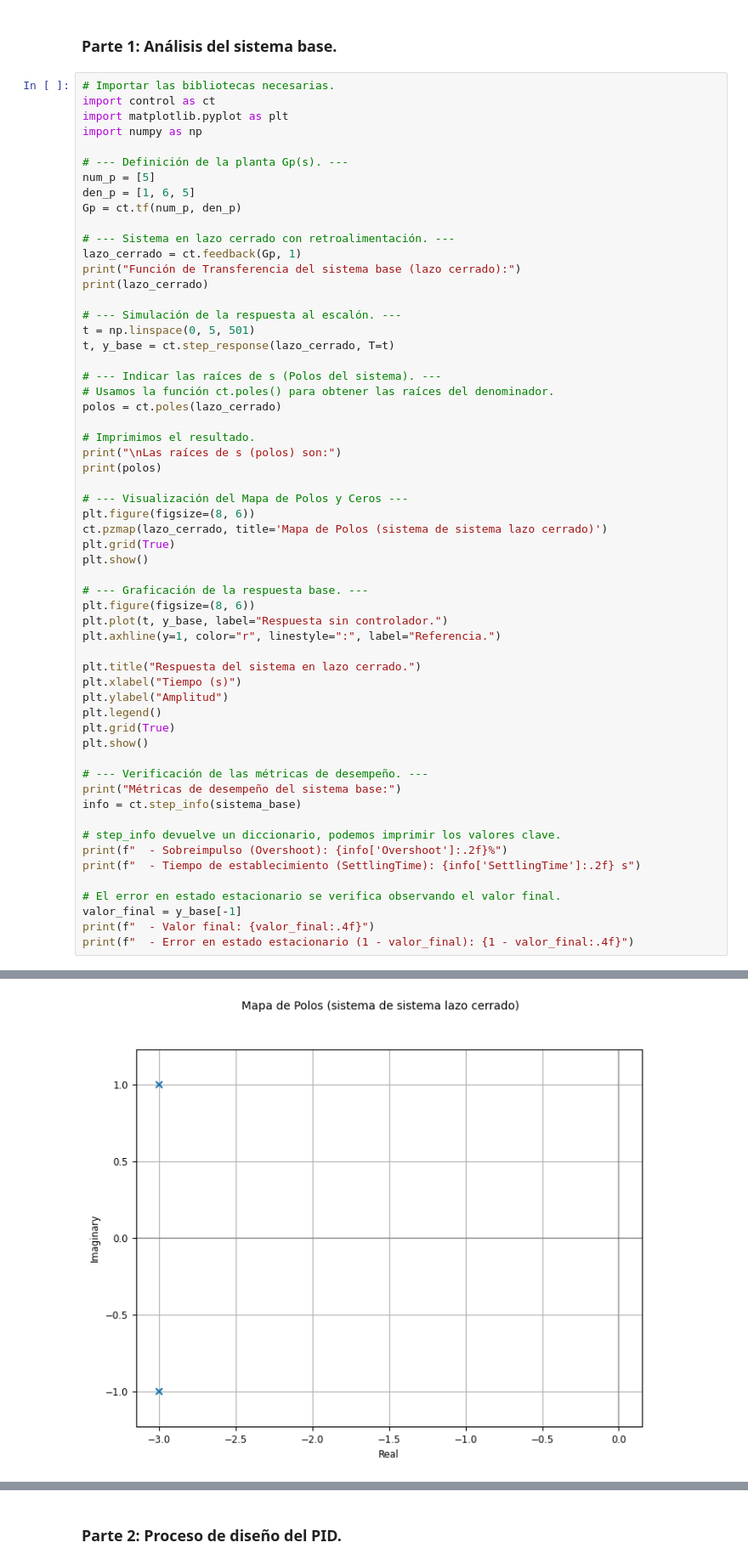
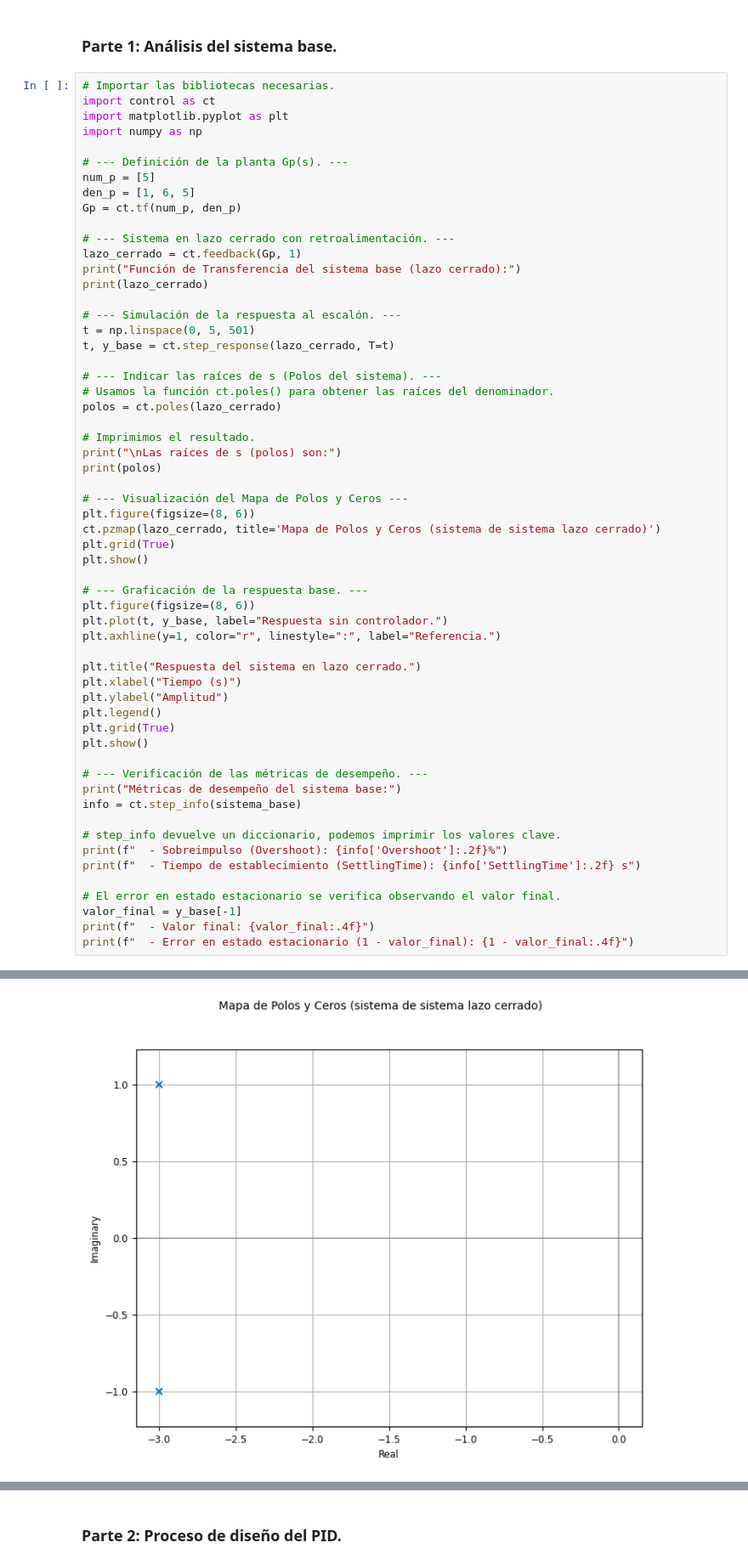
Before and after one commit to GiannyAlcantara01/control-clasico, a Jupyter notebook: Examenes/E_2_Controlador_PID.ipynb, the cells around one changed output, grey strips where cells are left out. Shown at 85% size. Saved outputs shown, nothing was run; the diff lists cells and outputs as text.

```diff
--- a/Examenes/E_2_Controlador_PID.ipynb
+++ b/Examenes/E_2_Controlador_PID.ipynb
@@ -88,7 +88,7 @@ print(polos)
 
 # --- Visualización del Mapa de Polos y Ceros ---
 plt.figure(figsize=(8, 6))
-ct.pzmap(lazo_cerrado, title='Mapa de Polos (sistema de sistema lazo cerrado)')
+ct.pzmap(lazo_cerrado, title='Mapa de Polos y Ceros (sistema de sistema lazo cerrado)')
 plt.grid(True)
 plt.show()
 
@@ -122,13 +122,13 @@ Función de Transferencia del sistema base (lazo cerrado):
 Inputs (1): ['u[0]']
 Outputs (1): ['y[0]']
 
         5
   --------------
   s^2 + 6 s + 10
 
 Las raíces de s (polos) son:
 [-3.+1.j -3.-1.j]
-[figure, old version]
+[figure, new version]
 [figure]
 Métricas de desempeño del sistema base:
   - Sobreimpulso (Overshoot): 0.00%
```
Also changed, not shown: parts of 3 cells of this notebook.
